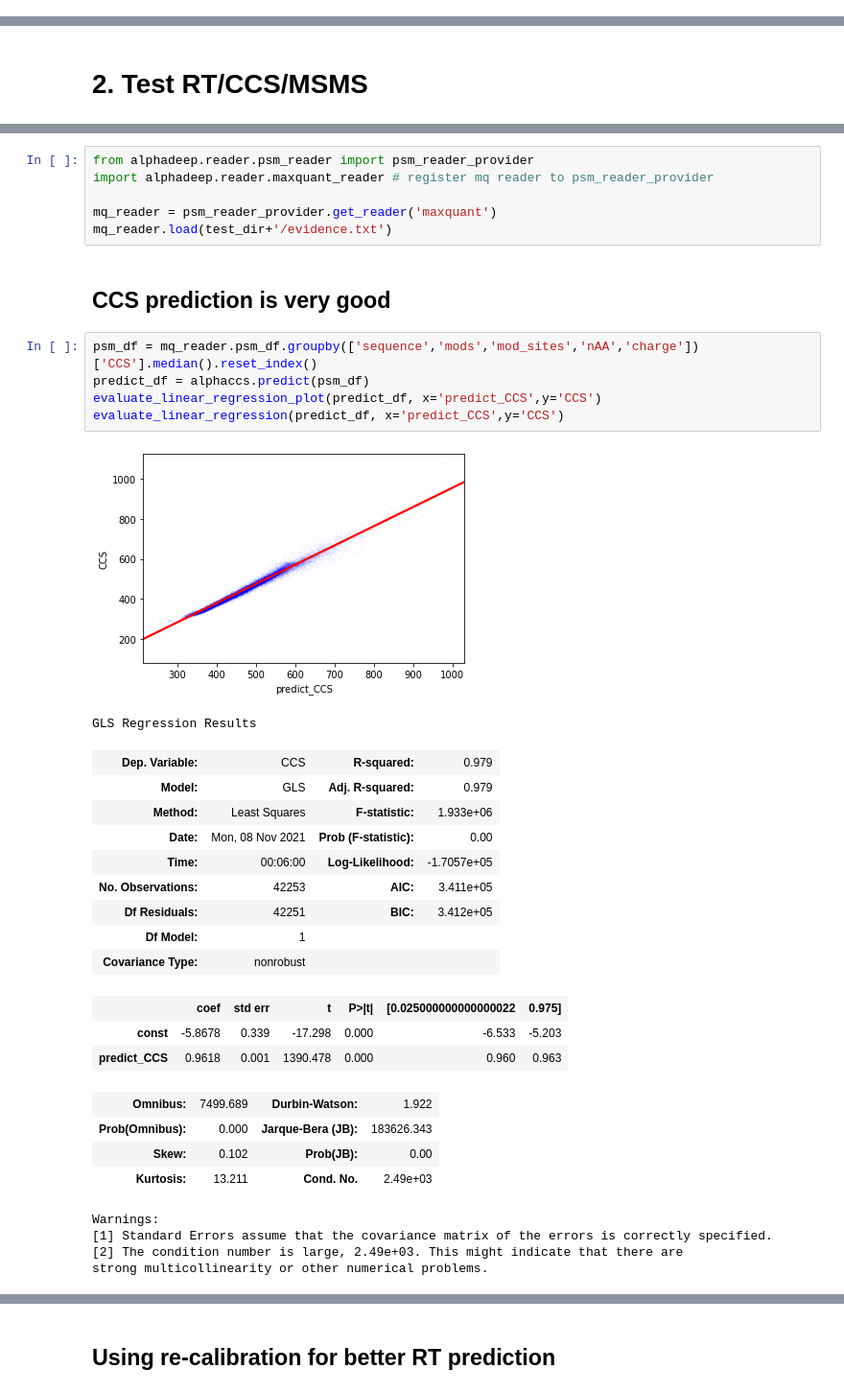
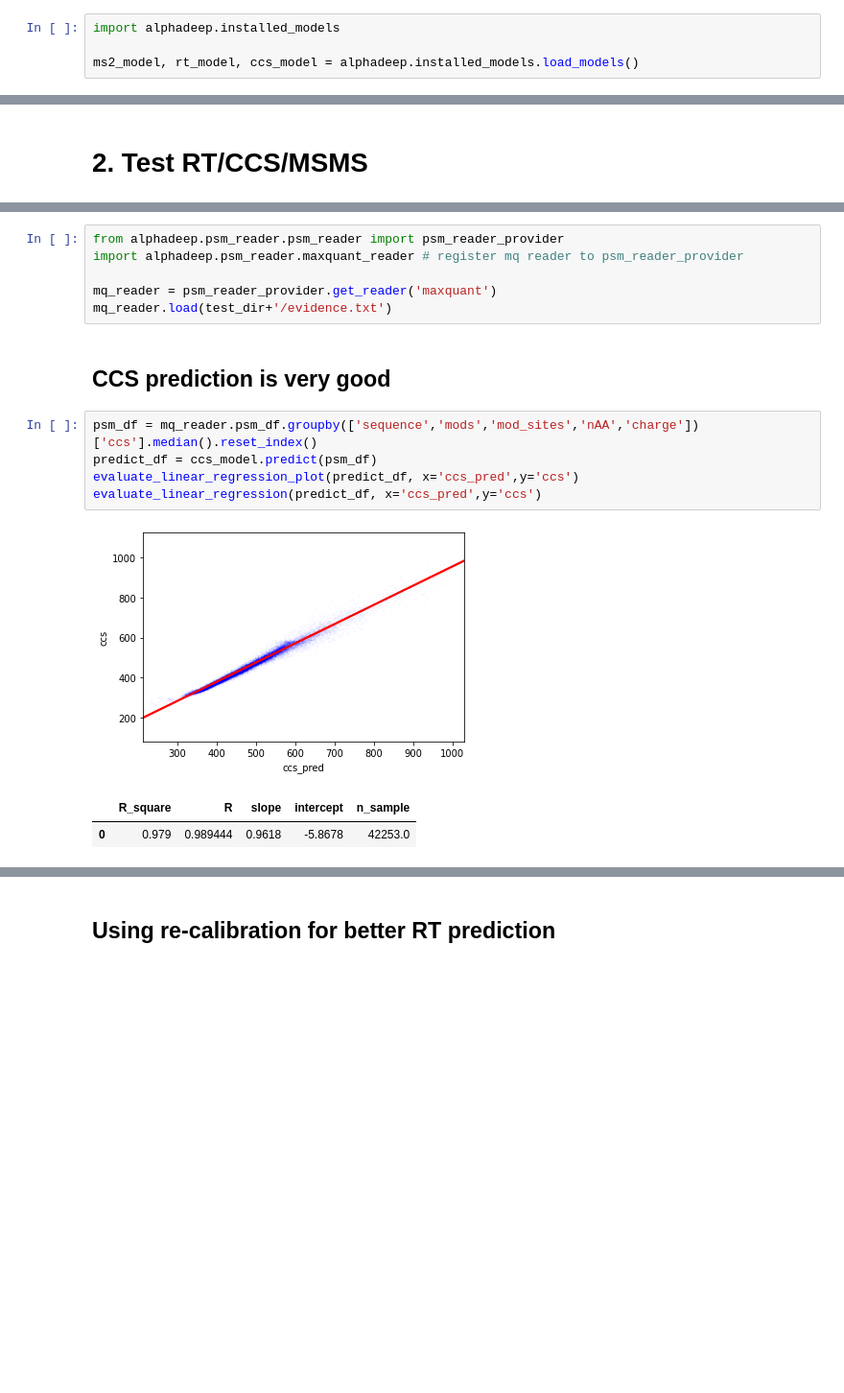
Before and after one commit to MannLabs/alphapeptdeep, a Jupyter notebook: nbs/tutorial.ipynb, the cells around one changed output, grey strips where cells are left out. Shown at 96% size. Cells and saved outputs as stored; diff of their text form; blank space fills up the shorter version.

```diff
--- a/nbs/tutorial.ipynb
+++ b/nbs/tutorial.ipynb
@@ -23,2 +6,6 @@ with zipfile.ZipFile(zip_path, 'r') as zip_ref:
+# %%
+import alphadeep.installed_models
+
+ms2_model, rt_model, ccs_model = alphadeep.installed_models.load_models()
 # %% [markdown]
 # 1. Load AlphaDeep models
@@ -57,39 +38,20 @@ if not os.path.exists(result_zip):
             os.makedirs(test_dir)
         zip_ref.extractall(test_dir)
 # %%
-from alphadeep.reader.psm_reader import psm_reader_provider
-import alphadeep.reader.maxquant_reader # register mq reader to psm_reader_provider
+from alphadeep.psm_reader.psm_reader import psm_reader_provider
+import alphadeep.psm_reader.maxquant_reader # register mq reader to psm_reader_provider
 
 mq_reader = psm_reader_provider.get_reader('maxquant')
 mq_reader.load(test_dir+'/evidence.txt')
 # %% [markdown]
 ## CCS prediction is very good
 # %%
-psm_df = mq_reader.psm_df.groupby(['sequence','mods','mod_sites','nAA','charge'])['CCS'].median().reset_index()
-predict_df = alphaccs.predict(psm_df)
-evaluate_linear_regression_plot(predict_df, x='predict_CCS',y='CCS')
-evaluate_linear_regression(predict_df, x='predict_CCS',y='CCS')
+psm_df = mq_reader.psm_df.groupby(['sequence','mods','mod_sites','nAA','charge'])['ccs'].median().reset_index()
+predict_df = ccs_model.predict(psm_df)
+evaluate_linear_regression_plot(predict_df, x='ccs_pred',y='ccs')
+evaluate_linear_regression(predict_df, x='ccs_pred',y='ccs')
 # %% [output]
-[figure, old version]
+[figure, new version]
-GLS Regression Results
-| Dep. Variable: | CCS | R-squared: | 0.979 |
-| Model: | GLS | Adj. R-squared: | 0.979 |
-| Method: | Least Squares | F-statistic: | 1.933e+06 |
-| Date: | Mon, 08 Nov 2021 | Prob (F-statistic): | 0.00 |
-| Time: | 00:06:00 | Log-Likelihood: | -1.7057e+05 |
-| No. Observations: | 42253 | AIC: | 3.411e+05 |
-| Df Residuals: | 42251 | BIC: | 3.412e+05 |
-| Df Model: | 1 |  |  |
-| Covariance Type: | nonrobust |  |  |
+|  | R_square | R | slope | intercept | n_sample |
+| 0 | 0.979 | 0.989444 | 0.9618 | -5.8678 | 42253.0 |
-|  | coef | std err | t | P>|t| | [0.025000000000000022 | 0.975] |
-| const | -5.8678 | 0.339 | -17.298 | 0.000 | -6.533 | -5.203 |
-| predict_CCS | 0.9618 | 0.001 | 1390.478 | 0.000 | 0.960 | 0.963 |
-| Omnibus: | 7499.689 | Durbin-Watson: | 1.922 |
-| Prob(Omnibus): | 0.000 | Jarque-Bera (JB): | 183626.343 |
-| Skew: | 0.102 | Prob(JB): | 0.00 |
-| Kurtosis: | 13.211 | Cond. No. | 2.49e+03 |
-Warnings:
-[1] Standard Errors assume that the covariance matrix of the errors is correctly specified.
-[2] The condition number is large, 2.49e+03. This might indicate that there are
-strong multicollinearity or other numerical problems.
 # %%
```
Also changed, not shown: parts of 22 cells of this notebook, 23 other files.
